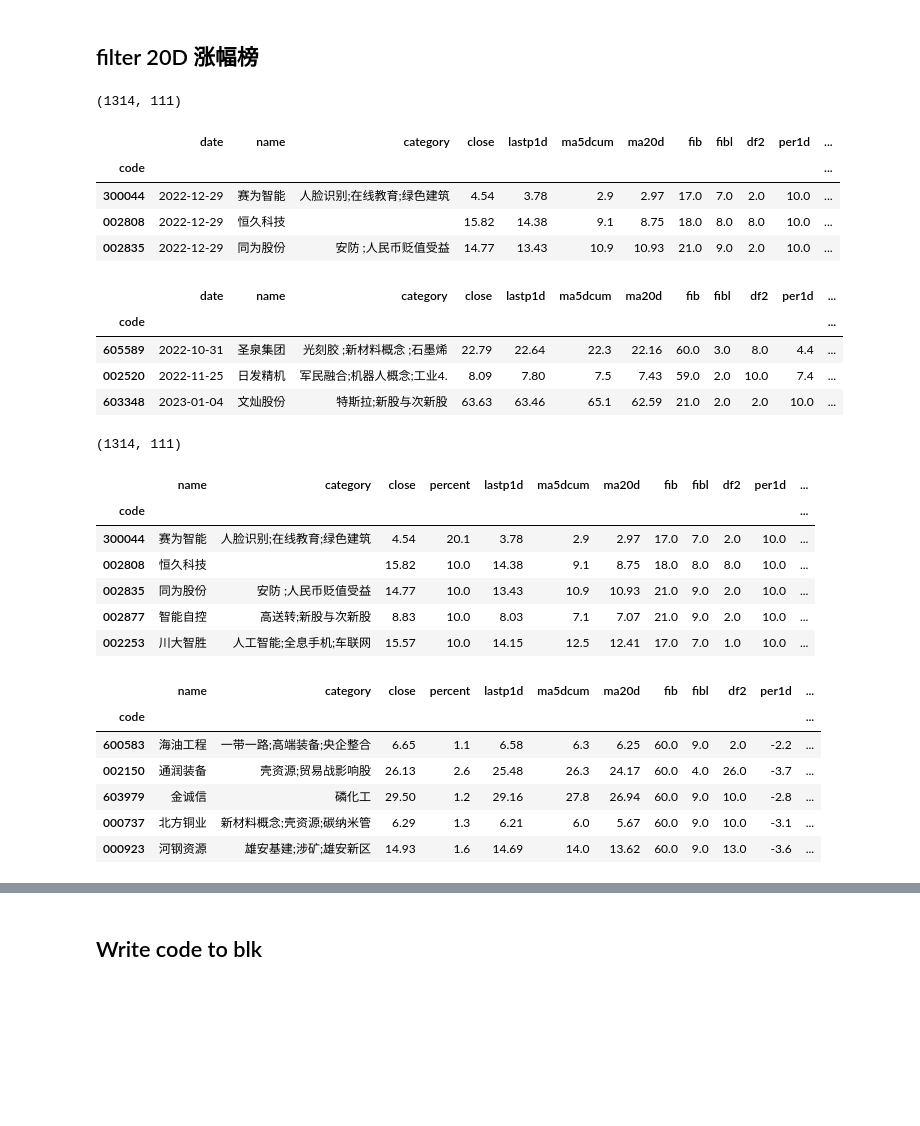
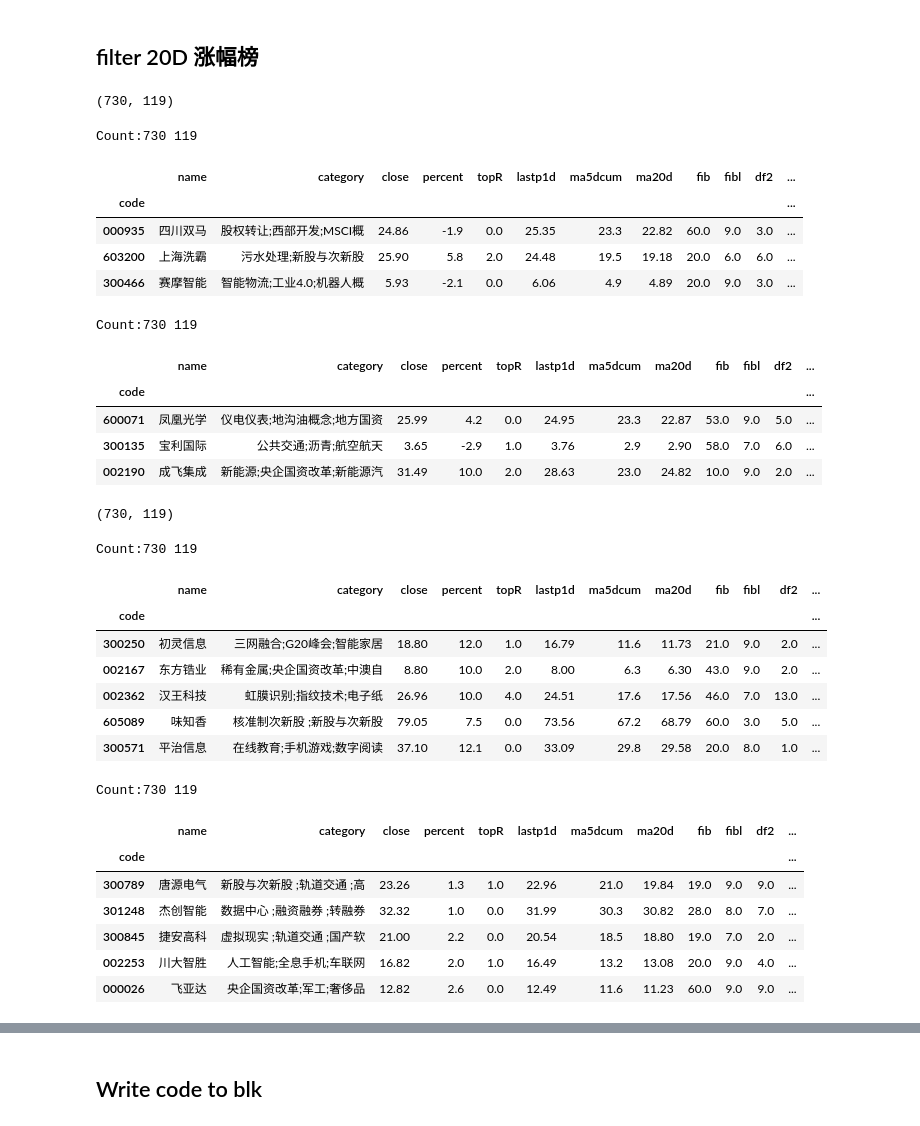
Before and after one commit to johnsonhongyi/pyQuant3, a Jupyter notebook: stock/jupyterAlgo/Quant2023/pandas_hdf-test.ipynb, the cells around one changed output, grey strips where cells are left out. Cells and saved outputs as stored; diff of their text form; code cells hidden in the pictures; blank space fills up the shorter version.

```diff
--- a/stock/jupyterAlgo/Quant2023/pandas_hdf-test.ipynb
+++ b/stock/jupyterAlgo/Quant2023/pandas_hdf-test.ipynb
@@ -236,7 +261,7 @@ df = tdd.get_sina_datadf_cnamedf(df.index.tolist(), df)
 df = compute_perd_value(df, market_value, "perc")
 df = compute_perd_value(df, market_value, "per")
 
-
+df = get_realtime_ratio(df)
 # df=get_runtime_percent(df)
 
 df = get_runtime_percent(df, "per%sd" % (market_value))
@@ -247,5 +272,6 @@ df = clean_688(df)
 df.shape
 df[-1:].percent
 df[~(df.last6vol > 0)][:10].last6vol
+df.ratio[-2:]
 # %% [output]
 ['/low_d_60_y_all', '/low_w_180_y_all']
@@ -313,70 +314,54 @@ f20df = df[(df['close'] > df['ma20d'] * 0.98) &
            (df['df2'] > 0) & (df['lastp1d'] > df['ma5d']) & (df['lasth1d'] >= df['lasth2d']) ]
 
 f20df.shape
-f20df.loc[:, ["date", "name", "category", "close", "lastp1d", "ma5dcum", "ma20d",
-              "fib", "fibl", "df2", "per1d", "hmax", "lmin", "ra", "ral", "vcall",
-              "vcra", "vchange", "lvol", 'lv', 'lowvol', 'last6vol', 'per%sd' %
-              (market_value),
-              'perc%sd' % (market_value),
-              'perc4d']][: 3]
-f20df.loc[:, ["date", "name", "category", "close", "lastp1d", "ma5dcum", "ma20d",
-              "fib", "fibl", "df2", "per1d", "hmax", "lmin", "ra", "ral", "vcall",
-              "vcra", "vchange", "lvol", 'lv', 'lowvol', 'last6vol', 'per%sd' %
-              (market_value),
-              'perc%sd' % (market_value),
-              'perc4d']][-3:]
+show_tdx_data(f20df)[: 3]
+show_tdx_data(f20df)[-3:]
 # %% [output]
-(1314, 111)
+(730, 119)
+Count:730 119
-|  | date | name | category | close | lastp1d | ma5dcum | ma20d | fib | fibl | df2 | per1d | ... |
+|  | name | category | close | percent | topR | lastp1d | ma5dcum | ma20d | fib | fibl | df2 | ... |
 | code |  |  |  |  |  |  |  |  |  |  |  | ... |
-| 300044 | 2022-12-29 | 赛为智能 | 人脸识别;在线教育;绿色建筑 | 4.54 | 3.78 | 2.9 | 2.97 | 17.0 | 7.0 | 2.0 | 10.0 | ... |
-| 002808 | 2022-12-29 | 恒久科技 |  | 15.82 | 14.38 | 9.1 | 8.75 | 18.0 | 8.0 | 8.0 | 10.0 | ... |
-| 002835 | 2022-12-29 | 同为股份 | 安防 ;人民币贬值受益 | 14.77 | 13.43 | 10.9 | 10.93 | 21.0 | 9.0 | 2.0 | 10.0 | ... |
+| 000935 | 四川双马 | 股权转让;西部开发;MSCI概 | 24.86 | -1.9 | 0.0 | 25.35 | 23.3 | 22.82 | 60.0 | 9.0 | 3.0 | ... |
+| 603200 | 上海洗霸 | 污水处理;新股与次新股 | 25.90 | 5.8 | 2.0 | 24.48 | 19.5 | 19.18 | 20.0 | 6.0 | 6.0 | ... |
+| 300466 | 赛摩智能 | 智能物流;工业4.0;机器人概 | 5.93 | -2.1 | 0.0 | 6.06 | 4.9 | 4.89 | 20.0 | 9.0 | 3.0 | ... |
+Count:730 119
-|  | date | name | category | close | lastp1d | ma5dcum | ma20d | fib | fibl | df2 | per1d | ... |
+|  | name | category | close | percent | topR | lastp1d | ma5dcum | ma20d | fib | fibl | df2 | ... |
 | code |  |  |  |  |  |  |  |  |  |  |  | ... |
-| 605589 | 2022-10-31 | 圣泉集团 | 光刻胶 ;新材料概念 ;石墨烯 | 22.79 | 22.64 | 22.3 | 22.16 | 60.0 | 3.0 | 8.0 | 4.4 | ... |
-| 002520 | 2022-11-25 | 日发精机 | 军民融合;机器人概念;工业4. | 8.09 | 7.80 | 7.5 | 7.43 | 59.0 | 2.0 | 10.0 | 7.4 | ... |
-| 603348 | 2023-01-04 | 文灿股份 | 特斯拉;新股与次新股 | 63.63 | 63.46 | 65.1 | 62.59 | 21.0 | 2.0 | 2.0 | 10.0 | ... |
+| 600071 | 凤凰光学 | 仪电仪表;地沟油概念;地方国资 | 25.99 | 4.2 | 0.0 | 24.95 | 23.3 | 22.87 | 53.0 | 9.0 | 5.0 | ... |
+| 300135 | 宝利国际 | 公共交通;沥青;航空航天 | 3.65 | -2.9 | 1.0 | 3.76 | 2.9 | 2.90 | 58.0 | 7.0 | 6.0 | ... |
+| 002190 | 成飞集成 | 新能源;央企国资改革;新能源汽 | 31.49 | 10.0 | 2.0 | 28.63 | 23.0 | 24.82 | 10.0 | 9.0 | 2.0 | ... |
 # %%
 
 sort_key2 = "per%sd" % (market_value)
 
 f20df = f20df.sort_values(
     by=[sort_key2, "perc%sd" % (market_value), "fib"], ascending=[0, 0, 1]
 )
 f20df.shape
-f20df.loc[:,
-          ["name", "category", "close", "percent", "lastp1d", "ma5dcum", "ma20d",
-           "fib", "fibl", "df2", "per1d", "hmax", "lmin", "per%sd" %
-           (market_value),
-              "perc%sd" % (market_value),
-              sort_key2, ], ][: 5]
+show_tdx_data(f20df)[: 5]
 
-f20df.loc[:,
-          ["name", "category", "close", "percent", "lastp1d", "ma5dcum", "ma20d",
-           "fib", "fibl", "df2", "per1d", "hmax", "lmin", "per%sd" %
-           (market_value),
-              "perc%sd" % (market_value),
-              sort_key2, ], ][-5:]
+show_tdx_data(f20df)[-5:]
 
 
 # df.loc[:, ["name"]].T
 # %% [output]
-(1314, 111)
+(730, 119)
+Count:730 119
-|  | name | category | close | percent | lastp1d | ma5dcum | ma20d | fib | fibl | df2 | per1d | ... |
+|  | name | category | close | percent | topR | lastp1d | ma5dcum | ma20d | fib | fibl | df2 | ... |
 | code |  |  |  |  |  |  |  |  |  |  |  | ... |
-| 300044 | 赛为智能 | 人脸识别;在线教育;绿色建筑 | 4.54 | 20.1 | 3.78 | 2.9 | 2.97 | 17.0 | 7.0 | 2.0 | 10.0 | ... |
-| 002808 | 恒久科技 |  | 15.82 | 10.0 | 14.38 | 9.1 | 8.75 | 18.0 | 8.0 | 8.0 | 10.0 | ... |
-| 002835 | 同为股份 | 安防 ;人民币贬值受益 | 14.77 | 10.0 | 13.43 | 10.9 | 10.93 | 21.0 | 9.0 | 2.0 | 10.0 | ... |
-| 002877 | 智能自控 | 高送转;新股与次新股 | 8.83 | 10.0 | 8.03 | 7.1 | 7.07 | 21.0 | 9.0 | 2.0 | 10.0 | ... |
-| 002253 | 川大智胜 | 人工智能;全息手机;车联网 | 15.57 | 10.0 | 14.15 | 12.5 | 12.41 | 17.0 | 7.0 | 1.0 | 10.0 | ... |
+| 300250 | 初灵信息 | 三网融合;G20峰会;智能家居 | 18.80 | 12.0 | 1.0 | 16.79 | 11.6 | 11.73 | 21.0 | 9.0 | 2.0 | ... |
+| 002167 | 东方锆业 | 稀有金属;央企国资改革;中澳自 | 8.80 | 10.0 | 2.0 | 8.00 | 6.3 | 6.30 | 43.0 | 9.0 | 2.0 | ... |
+| 002362 | 汉王科技 | 虹膜识别;指纹技术;电子纸 | 26.96 | 10.0 | 4.0 | 24.51 | 17.6 | 17.56 | 46.0 | 7.0 | 13.0 | ... |
+| 605089 | 味知香 | 核准制次新股 ;新股与次新股 | 79.05 | 7.5 | 0.0 | 73.56 | 67.2 | 68.79 | 60.0 | 3.0 | 5.0 | ... |
+| 300571 | 平治信息 | 在线教育;手机游戏;数字阅读 | 37.10 | 12.1 | 0.0 | 33.09 | 29.8 | 29.58 | 20.0 | 8.0 | 1.0 | ... |
+Count:730 119
-|  | name | category | close | percent | lastp1d | ma5dcum | ma20d | fib | fibl | df2 | per1d | ... |
+|  | name | category | close | percent | topR | lastp1d | ma5dcum | ma20d | fib | fibl | df2 | ... |
 | code |  |  |  |  |  |  |  |  |  |  |  | ... |
-| 600583 | 海油工程 | 一带一路;高端装备;央企整合 | 6.65 | 1.1 | 6.58 | 6.3 | 6.25 | 60.0 | 9.0 | 2.0 | -2.2 | ... |
-| 002150 | 通润装备 | 壳资源;贸易战影响股 | 26.13 | 2.6 | 25.48 | 26.3 | 24.17 | 60.0 | 4.0 | 26.0 | -3.7 | ... |
-| 603979 | 金诚信 | 磷化工 | 29.50 | 1.2 | 29.16 | 27.8 | 26.94 | 60.0 | 9.0 | 10.0 | -2.8 | ... |
-| 000737 | 北方铜业 | 新材料概念;壳资源;碳纳米管 | 6.29 | 1.3 | 6.21 | 6.0 | 5.67 | 60.0 | 9.0 | 10.0 | -3.1 | ... |
-| 000923 | 河钢资源 | 雄安基建;涉矿;雄安新区 | 14.93 | 1.6 | 14.69 | 14.0 | 13.62 | 60.0 | 9.0 | 13.0 | -3.6 | ... |
+| 300789 | 唐源电气 | 新股与次新股 ;轨道交通 ;高 | 23.26 | 1.3 | 1.0 | 22.96 | 21.0 | 19.84 | 19.0 | 9.0 | 9.0 | ... |
+| 301248 | 杰创智能 | 数据中心 ;融资融券 ;转融券 | 32.32 | 1.0 | 0.0 | 31.99 | 30.3 | 30.82 | 28.0 | 8.0 | 7.0 | ... |
+| 300845 | 捷安高科 | 虚拟现实 ;轨道交通 ;国产软 | 21.00 | 2.2 | 0.0 | 20.54 | 18.5 | 18.80 | 19.0 | 7.0 | 2.0 | ... |
+| 002253 | 川大智胜 | 人工智能;全息手机;车联网 | 16.82 | 2.0 | 1.0 | 16.49 | 13.2 | 13.08 | 20.0 | 9.0 | 4.0 | ... |
+| 000026 | 飞亚达 | 央企国资改革;军工;奢侈品 | 12.82 | 2.6 | 0.0 | 12.49 | 11.6 | 11.23 | 60.0 | 9.0 | 9.0 | ... |
 # %%
 code = ["000725"]
 f20df.loc[code,
```
Also changed, not shown: parts of 61 cells of this notebook, 8 other files.
